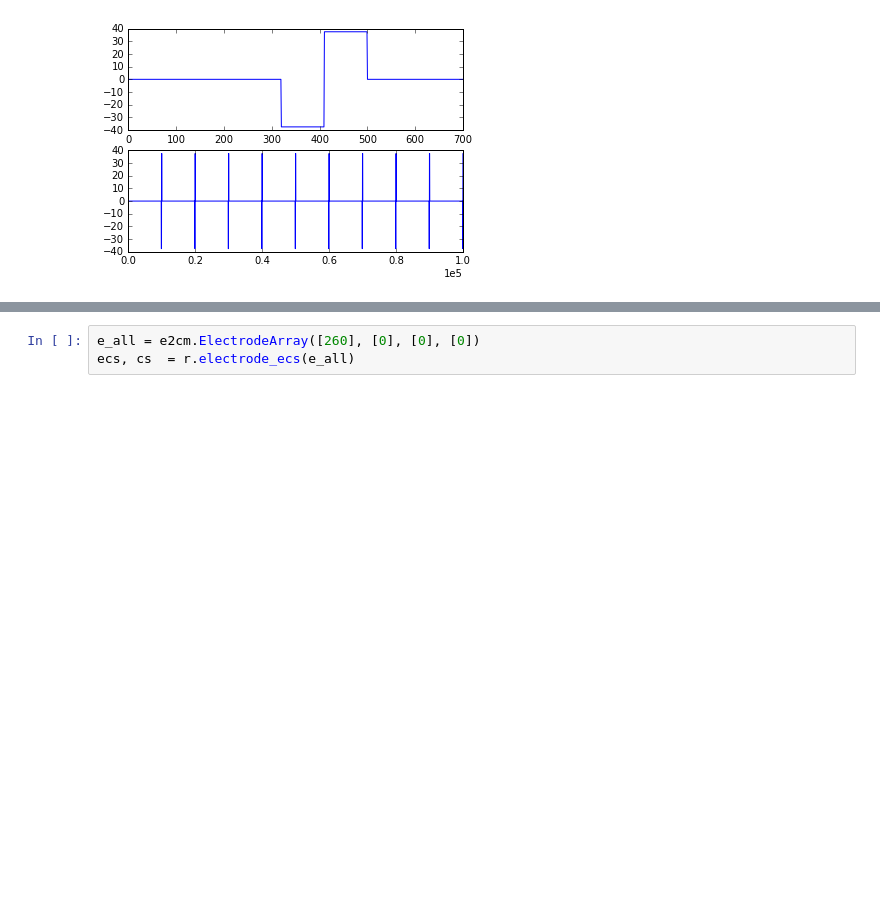
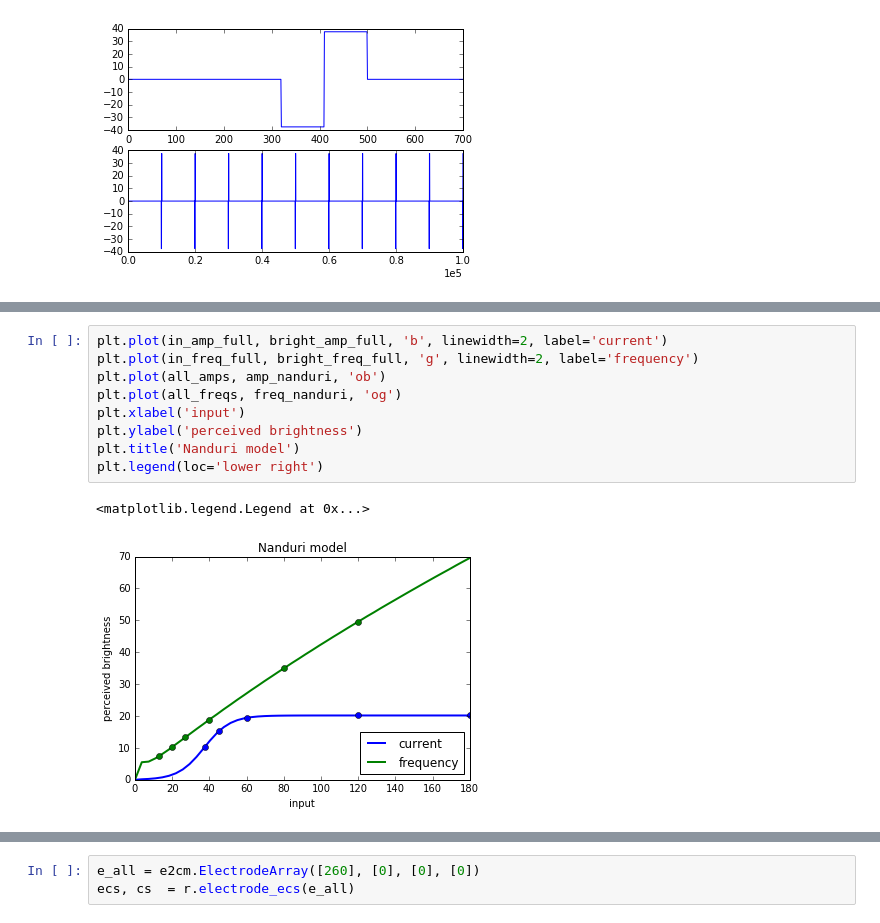
Before and after one commit to mbeyeler/pulse2percept, a Jupyter notebook: examples/notebooks/1.0-mb-exp-nanduri2012.ipynb, the cells around one changed output, grey strips where cells are left out. Saved outputs shown, nothing was run; the diff lists cells and outputs as text; blank space fills up the shorter version.

```diff
--- a/examples/notebooks/1.0-mb-exp-nanduri2012.ipynb
+++ b/examples/notebooks/1.0-mb-exp-nanduri2012.ipynb
@@ -80,0 +109,12 @@ r = e2cm.Retina(axon_map='retina_2000_by_2000.npz',
+# %%
+plt.plot(in_amp_full, bright_amp_full, 'b', linewidth=2, label='current')
+plt.plot(in_freq_full, bright_freq_full, 'g', linewidth=2, label='frequency')
+plt.plot(all_amps, amp_nanduri, 'ob')
+plt.plot(all_freqs, freq_nanduri, 'og')
+plt.xlabel('input')
+plt.ylabel('perceived brightness')
+plt.title('Nanduri model')
+plt.legend(loc='lower right')
+# %% [output]
+<matplotlib.legend.Legend at 0x...>
+[figure, added]
```
Also changed, not shown: parts of 14 cells of this notebook, 4 other files.
